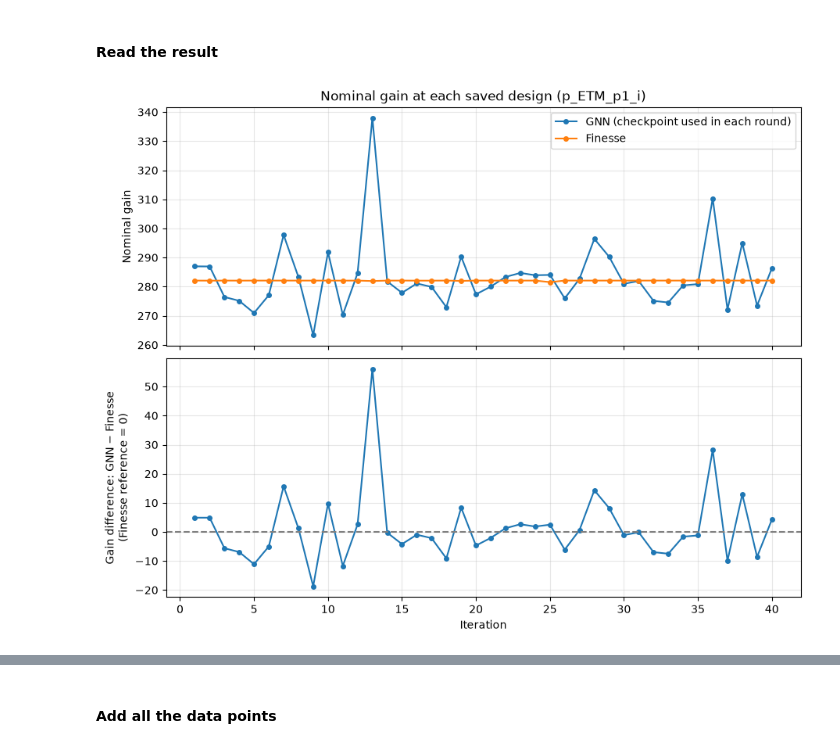
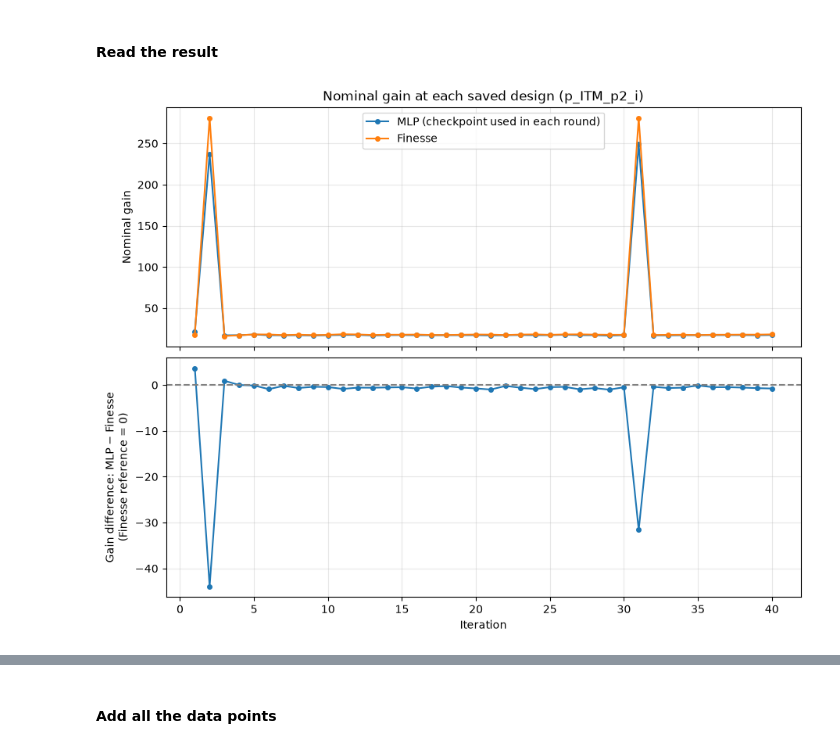
Before and after one commit to SLAC-ML/ligo-opt, a Jupyter notebook: analysis/subspace_plot.ipynb, the cells around one changed output, grey strips where cells are left out. Cells and saved outputs as stored; diff of their text form; code cells hidden in the pictures.

```diff
--- a/analysis/subspace_plot.ipynb
+++ b/analysis/subspace_plot.ipynb
@@ -238,7 +202,7 @@ currently best power from grid search:  282.0955214076213
 kat_GNN = base_kat.deepcopy()
 model_path = "GNN/models/run12/power_predictor_ligoParams_finetuned_round40.pt"
 # model_path = "GNN/models/run11/base_30_gat10_kan5.pt"
-pd_name = "p_ETM_p1_i"
+pd_name = POWER_DETECTOR
 power_list_GNN = []
 total_data_points = len(ITM_ROC_List) * len(ETM_ROC_List)
 
@@ -301,8 +350,8 @@ print(power_grid_GNN)
 # %% [markdown]
 #### Read the result
 # %%
-run_num = 12
-with open(f"GNN/data/run{run_num}/final_result.pkl", "rb") as f:
+run_num = 1
+with open(f"MLP/data/run{run_num}/final_result.pkl", "rb") as f:
     final_result = pickle.load(f)
 # %%
 # Calculate nominal powers once; plot in the next cell.
@@ -348,40 +410,40 @@ for iteration, (itm_roc, etm_roc) in enumerate(tqdm(nominal_points, desc="Nomina
 # %%
-# Replot cached calculation results without running GNN or Finesse.
+# Replot cached calculation results without running MLP or Finesse.
 from pathlib import Path
 
 comparison_figure_dir = Path("Figures")
 comparison_figure_dir.mkdir(parents=True, exist_ok=True)
 
 # Non-positive powers indicate failed/invalid evaluations; plot them as gaps.
-nominal_power_gnn_plot = np.where(
-    np.isfinite(nominal_power_gnn) & (nominal_power_gnn > 0), nominal_power_gnn, np.nan
+nominal_power_mlp_plot = np.where(
+    np.isfinite(nominal_power_mlp) & (nominal_power_mlp > 0), nominal_power_mlp, np.nan
 )
 nominal_power_finesse_plot = np.where(
     np.isfinite(nominal_power_finesse) & (nominal_power_finesse > 0), nominal_power_finesse, np.nan
 )
-nominal_power_difference = nominal_power_gnn_plot - nominal_power_finesse_plot
+nominal_power_difference = nominal_power_mlp_plot - nominal_power_finesse_plot
 nominal_iterations = np.arange(1, len(nominal_points) + 1)
 
 fig, axes = plt.subplots(2, 1, figsize=(9, 7), sharex=True, constrained_layout=True)
-axes[0].plot(nominal_iterations, nominal_power_gnn_plot, "o-", label="GNN (checkpoint used in each round)", markersize=4)
+axes[0].plot(nominal_iterations, nominal_power_mlp_plot, "o-", label="MLP (checkpoint used in each round)", markersize=4)
 axes[0].plot(nominal_iterations, nominal_power_finesse_plot, "o-", label="Finesse", markersize=4)
 axes[0].set_ylabel("Nominal gain")
 axes[0].set_title(f"Nominal gain at each saved design ({nominal_pd_name})")
 axes[0].legend()
 axes[1].plot(nominal_iterations, nominal_power_difference, "o-", markersize=4)
 axes[1].axhline(0, color="grey", linestyle="--")
-axes[1].set_ylabel("Gain difference: GNN − Finesse\n(Finesse reference = 0)")
+axes[1].set_ylabel("Gain difference: MLP − Finesse\n(Finesse reference = 0)")
 axes[1].set_xlabel("Iteration")
 # axes[0].set_ylim(-0.1111+282.0955200,0.1111+282.0955200)
 for ax in axes:
     ax.grid(alpha=0.3)
 fig.savefig(
-    comparison_figure_dir / f"run{run_num}_nominal_gain_gnn_vs_finesse_by_round.png",
+    comparison_figure_dir / f"run{run_num}_nominal_gain_mlp_vs_finesse_by_round.png",
     dpi=200, bbox_inches="tight",
 )
 plt.show()
 # %% [output]
-[figure, old version]
+[figure, new version]
 # %%
 # Calculate four fixed-q perturbations using the nominal calculation settings above.
 # Four fixed-q perturbations, using the same simulation helpers as run.py.
```
Also changed, not shown: parts of 21 cells of this notebook, 47 other files.
